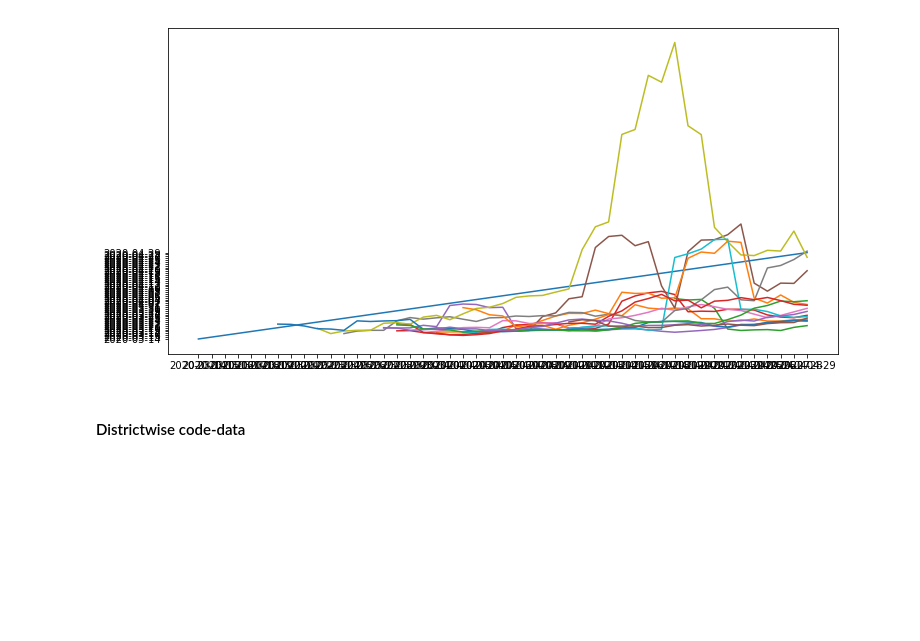
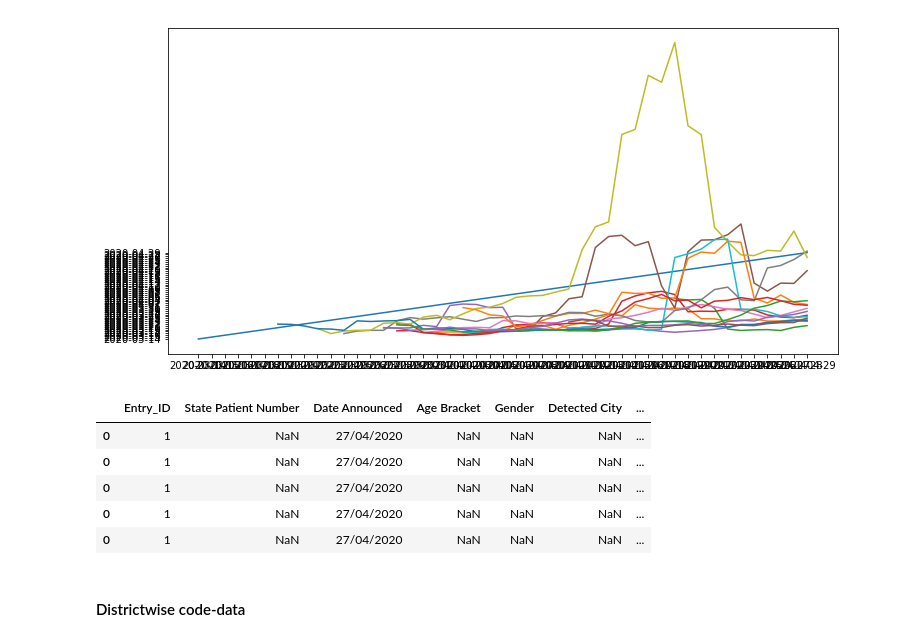
Before and after one commit to deepak-karkala/articles, a Jupyter notebook: covid19/notebooks/pandemic_analysis_api.ipynb, the cells around one changed output. Cells and saved outputs as stored; diff of their text form; code cells hidden in the pictures; blank space fills up the shorter version.

```diff
--- a/covid19/notebooks/pandemic_analysis_api.ipynb
+++ b/covid19/notebooks/pandemic_analysis_api.ipynb
@@ -518,6 +518,18 @@ for col in dft.columns:
         plt.plot(dft["date"], dft[col])
 # %% [output]
 [figure]
+# %%
+df = pd.read_csv("../data/09052020/raw_data3.csv")
+df1 = pd.DataFrame()
+df1 = df1.append([df.iloc[0]]*5)
+df1
+# %% [output]
+|  | Entry_ID | State Patient Number | Date Announced | Age Bracket | Gender | Detected City | ... |
+| 0 | 1 | NaN | 27/04/2020 | NaN | NaN | NaN | ... |
+| 0 | 1 | NaN | 27/04/2020 | NaN | NaN | NaN | ... |
+| 0 | 1 | NaN | 27/04/2020 | NaN | NaN | NaN | ... |
+| 0 | 1 | NaN | 27/04/2020 | NaN | NaN | NaN | ... |
+| 0 | 1 | NaN | 27/04/2020 | NaN | NaN | NaN | ... |
 # %% [markdown]
 #### Districtwise code-data
 # %%
```
Also changed, not shown: 3 other files.
